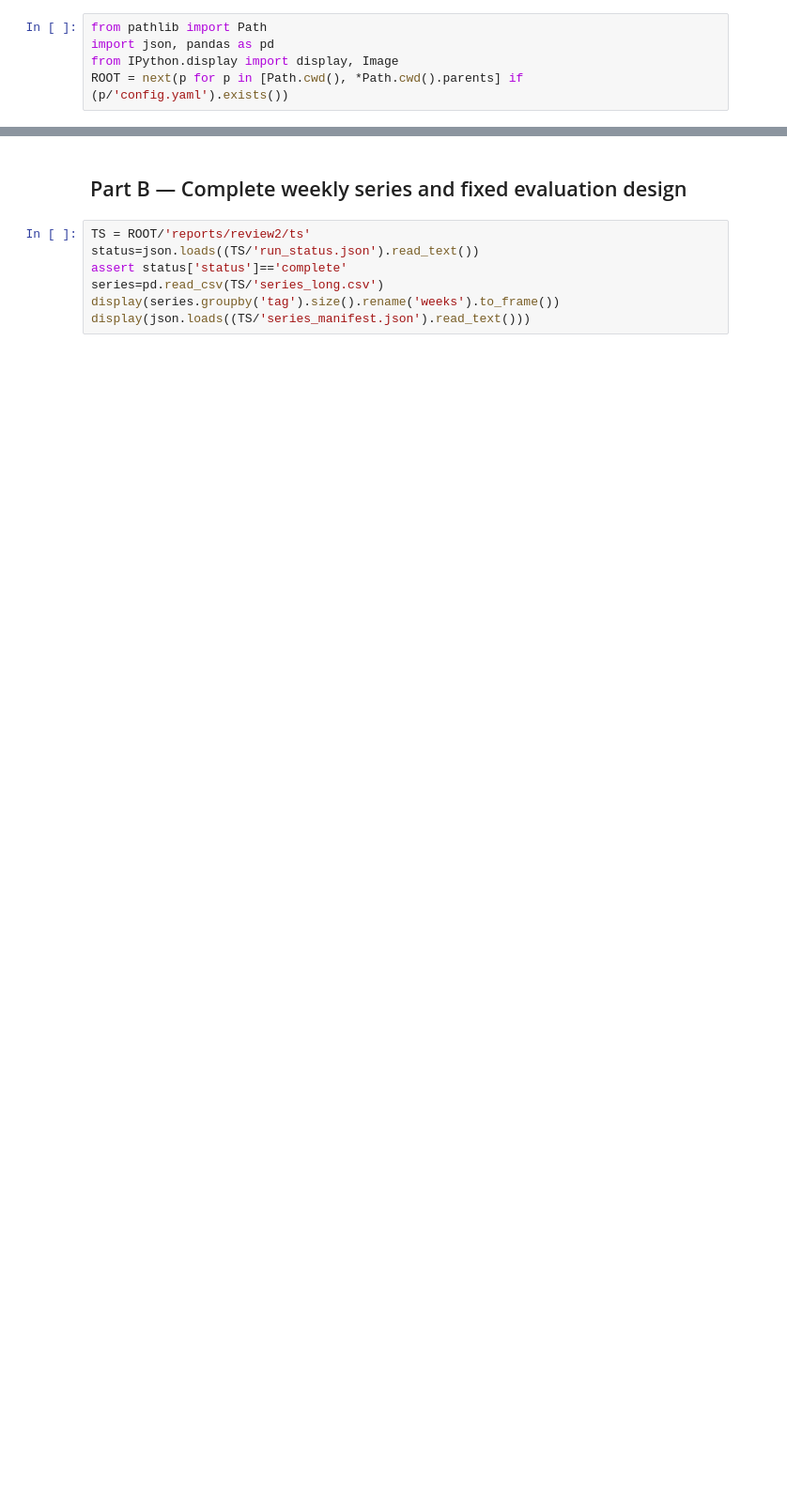
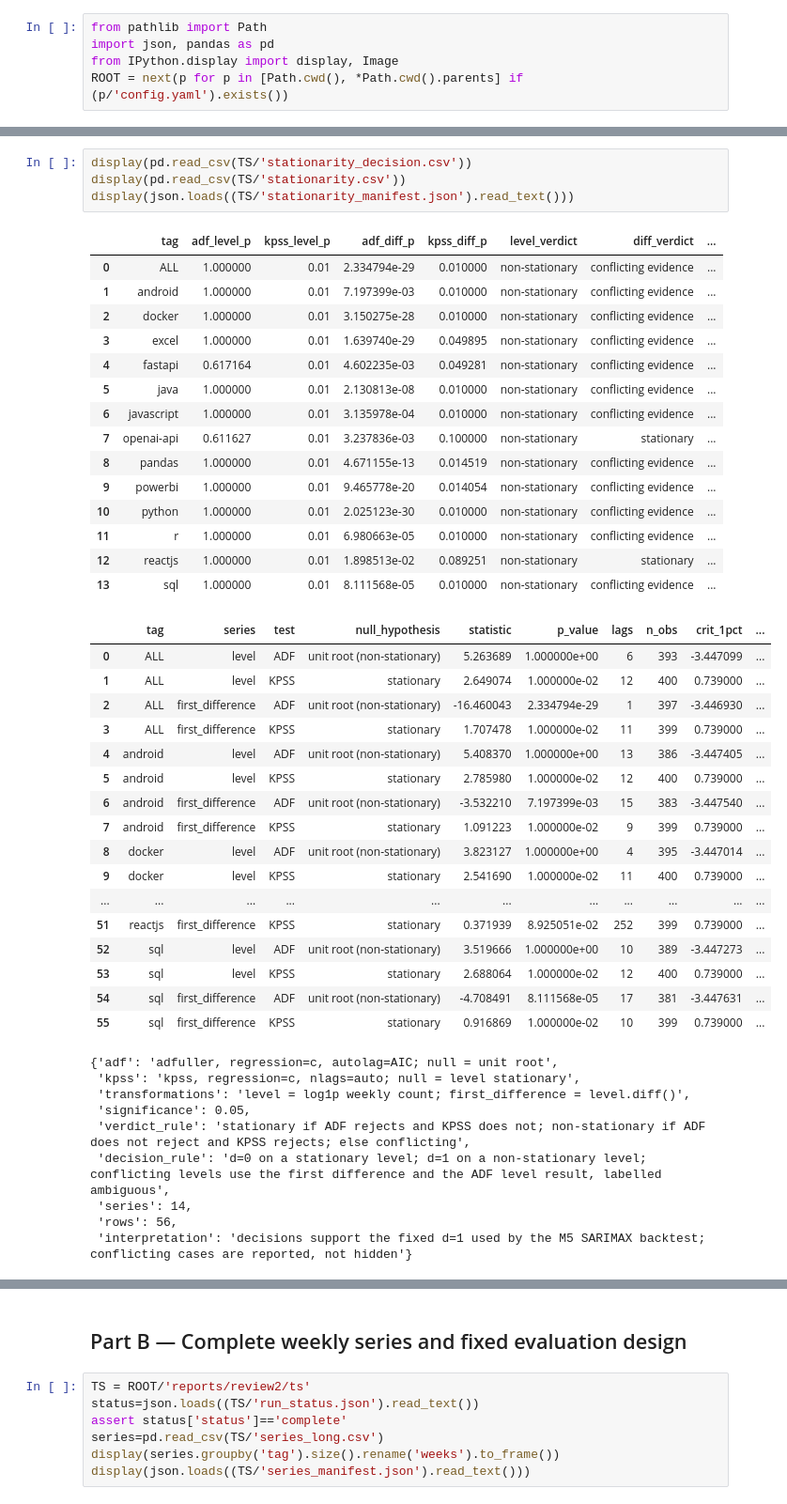
Before and after one commit to Abhinav-Gopalakrishnan/stackoverflow-ai-era, a Jupyter notebook: notebooks/07_timeseries.ipynb, the cells around one changed output, grey strips where cells are left out. Shown at 94% size. Saved outputs shown, nothing was run; the diff lists cells and outputs as text; blank space fills up the shorter version.

```diff
--- a/notebooks/07_timeseries.ipynb
+++ b/notebooks/07_timeseries.ipynb
@@ -12,0 +68,46 @@ Insert the reviewed M3 sections here when available.
+# %%
+display(pd.read_csv(TS/'stationarity_decision.csv'))
+display(pd.read_csv(TS/'stationarity.csv'))
+display(json.loads((TS/'stationarity_manifest.json').read_text()))
+# %% [output]
+|  | tag | adf_level_p | kpss_level_p | adf_diff_p | kpss_diff_p | level_verdict | diff_verdict | ... |
+| 0 | ALL | 1.000000 | 0.01 | 2.334794e-29 | 0.010000 | non-stationary | conflicting evidence | ... |
+| 1 | android | 1.000000 | 0.01 | 7.197399e-03 | 0.010000 | non-stationary | conflicting evidence | ... |
+| 2 | docker | 1.000000 | 0.01 | 3.150275e-28 | 0.010000 | non-stationary | conflicting evidence | ... |
+| 3 | excel | 1.000000 | 0.01 | 1.639740e-29 | 0.049895 | non-stationary | conflicting evidence | ... |
+| 4 | fastapi | 0.617164 | 0.01 | 4.602235e-03 | 0.049281 | non-stationary | conflicting evidence | ... |
+| 5 | java | 1.000000 | 0.01 | 2.130813e-08 | 0.010000 | non-stationary | conflicting evidence | ... |
+| 6 | javascript | 1.000000 | 0.01 | 3.135978e-04 | 0.010000 | non-stationary | conflicting evidence | ... |
+| 7 | openai-api | 0.611627 | 0.01 | 3.237836e-03 | 0.100000 | non-stationary | stationary | ... |
+| 8 | pandas | 1.000000 | 0.01 | 4.671155e-13 | 0.014519 | non-stationary | conflicting evidence | ... |
+| 9 | powerbi | 1.000000 | 0.01 | 9.465778e-20 | 0.014054 | non-stationary | conflicting evidence | ... |
+| 10 | python | 1.000000 | 0.01 | 2.025123e-30 | 0.010000 | non-stationary | conflicting evidence | ... |
+| 11 | r | 1.000000 | 0.01 | 6.980663e-05 | 0.010000 | non-stationary | conflicting evidence | ... |
+| 12 | reactjs | 1.000000 | 0.01 | 1.898513e-02 | 0.089251 | non-stationary | stationary | ... |
+| 13 | sql | 1.000000 | 0.01 | 8.111568e-05 | 0.010000 | non-stationary | conflicting evidence | ... |
+|  | tag | series | test | null_hypothesis | statistic | p_value | lags | n_obs | crit_1pct | ... |
+| 0 | ALL | level | ADF | unit root (non-stationary) | 5.263689 | 1.000000e+00 | 6 | 393 | -3.447099 | ... |
+| 1 | ALL | level | KPSS | stationary | 2.649074 | 1.000000e-02 | 12 | 400 | 0.739000 | ... |
+| 2 | ALL | first_difference | ADF | unit root (non-stationary) | -16.460043 | 2.334794e-29 | 1 | 397 | -3.446930 | ... |
+| 3 | ALL | first_difference | KPSS | stationary | 1.707478 | 1.000000e-02 | 11 | 399 | 0.739000 | ... |
+| 4 | android | level | ADF | unit root (non-stationary) | 5.408370 | 1.000000e+00 | 13 | 386 | -3.447405 | ... |
+| 5 | android | level | KPSS | stationary | 2.785980 | 1.000000e-02 | 12 | 400 | 0.739000 | ... |
+| 6 | android | first_difference | ADF | unit root (non-stationary) | -3.532210 | 7.197399e-03 | 15 | 383 | -3.447540 | ... |
+| 7 | android | first_difference | KPSS | stationary | 1.091223 | 1.000000e-02 | 9 | 399 | 0.739000 | ... |
+| 8 | docker | level | ADF | unit root (non-stationary) | 3.823127 | 1.000000e+00 | 4 | 395 | -3.447014 | ... |
+| 9 | docker | level | KPSS | stationary | 2.541690 | 1.000000e-02 | 11 | 400 | 0.739000 | ... |
+| ... | ... | ... | ... | ... | ... | ... | ... | ... | ... | ... |
+| 51 | reactjs | first_difference | KPSS | stationary | 0.371939 | 8.925051e-02 | 252 | 399 | 0.739000 | ... |
+| 52 | sql | level | ADF | unit root (non-stationary) | 3.519666 | 1.000000e+00 | 10 | 389 | -3.447273 | ... |
+| 53 | sql | level | KPSS | stationary | 2.688064 | 1.000000e-02 | 12 | 400 | 0.739000 | ... |
+| 54 | sql | first_difference | ADF | unit root (non-stationary) | -4.708491 | 8.111568e-05 | 17 | 381 | -3.447631 | ... |
+| 55 | sql | first_difference | KPSS | stationary | 0.916869 | 1.000000e-02 | 10 | 399 | 0.739000 | ... |
+{'adf': 'adfuller, regression=c, autolag=AIC; null = unit root',
+ 'kpss': 'kpss, regression=c, nlags=auto; null = level stationary',
+ 'transformations': 'level = log1p weekly count; first_difference = level.diff()',
+ 'significance': 0.05,
+ 'verdict_rule': 'stationary if ADF rejects and KPSS does not; non-stationary if ADF does not reject and KPSS rejects; else conflicting',
+ 'decision_rule': 'd=0 on a stationary level; d=1 on a non-stationary level; conflicting levels use the first difference and the ADF level result, labelled ambiguous',
+ 'series': 14,
+ 'rows': 56,
+ 'interpretation': 'decisions support the fixed d=1 used by the M5 SARIMAX backtest; conflicting cases are reported, not hidden'}
```
Also changed, not shown: parts of 15 cells of this notebook, 1 other file.
